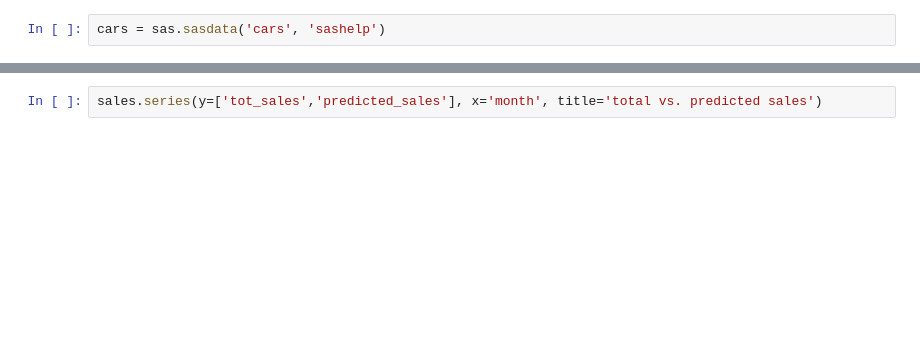
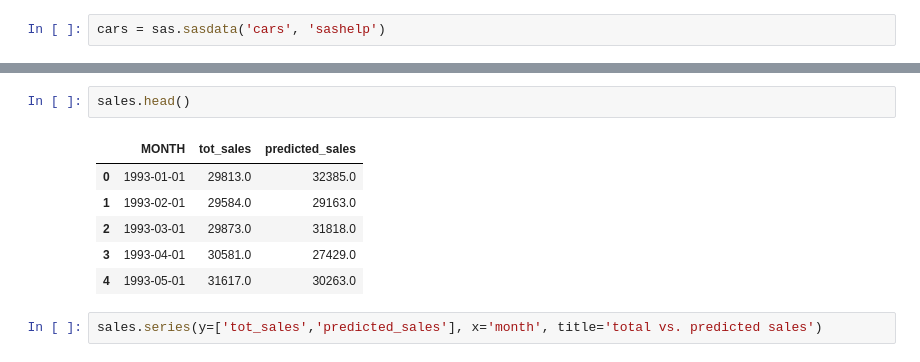
Before and after one commit to 0xdomyz/sas_collection, a Jupyter notebook: saspy_scripts/proc_sql.ipynb, the cells around one changed output, grey strips where cells are left out. Saved outputs shown, nothing was run; the diff lists cells and outputs as text; blank space fills up the shorter version.

```diff
--- a/saspy_scripts/proc_sql.ipynb
+++ b/saspy_scripts/proc_sql.ipynb
@@ -36,3 +22,12 @@ NOTE: PROCEDURE SQL used (Total process time):
+# %%
+sales.head()
+# %% [output]
+|  | MONTH | tot_sales | predicted_sales |
+| 0 | 1993-01-01 | 29813.0 | 32385.0 |
+| 1 | 1993-02-01 | 29584.0 | 29163.0 |
+| 2 | 1993-03-01 | 29873.0 | 31818.0 |
+| 3 | 1993-04-01 | 30581.0 | 27429.0 |
+| 4 | 1993-05-01 | 31617.0 | 30263.0 |
 # %%
 sales.series(y=['tot_sales','predicted_sales'], x='month', title='total vs. predicted sales')
 # %% [output]
```
Also changed, not shown: parts of 10 cells of this notebook.
